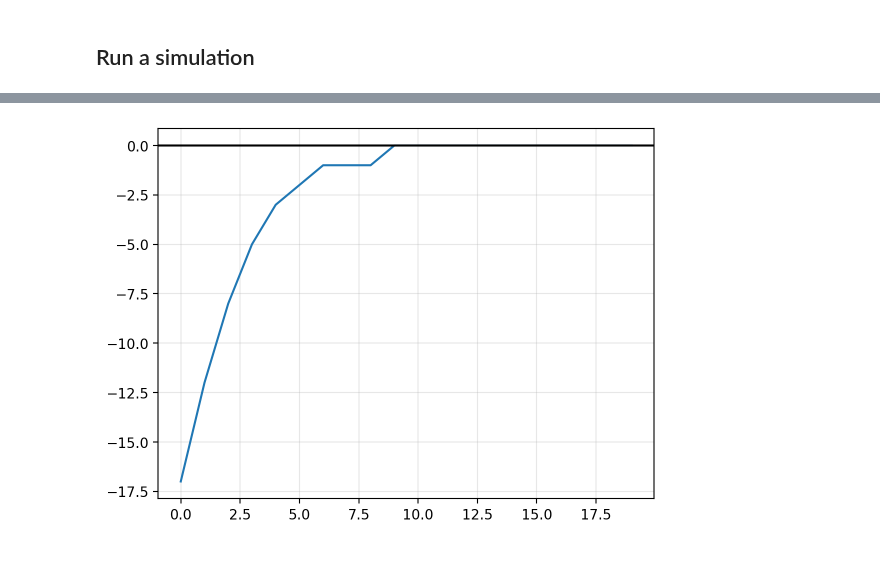
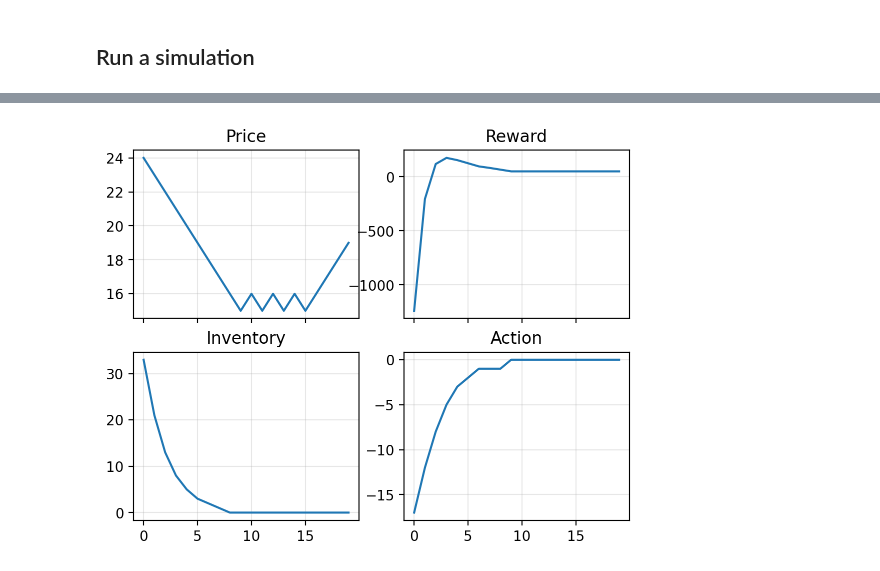
Before and after one commit to sapienzaio/online-ml-finance, a Jupyter notebook: price-impact.ipynb, the cells around one changed output, grey strips where cells are left out. Cells and saved outputs as stored; diff of their text form; code cells hidden in the pictures.

```diff
--- a/price-impact.ipynb
+++ b/price-impact.ipynb
@@ -220,7 +222,7 @@ $$
 # %%
 @njit
 def value_iteration_state(
-    price, inventory, cash, actions, value_function,
+    inventory, actions, value_function,
     price_impact, temporary_price_impact, inventory_aversion,
 ):
     """
@@ -231,7 +233,7 @@ def value_iteration_state(
 
     for action in actions:
         value = action_value_function(
-            price, inventory, cash, action, value_function,
+            inventory, action, value_function,
             price_impact, temporary_price_impact, inventory_aversion
         )
 
@@ -392,9 +360,11 @@ reward_hist = np.zeros(steps)
 inventory_hist = np.zeros(steps)
 cash_hist = np.zeros(steps)
 
+np.random.seed(314)
 for t in range(steps):
-    price_ix, inventory_ix, cash_ix = state_to_position(np.array(price), inventory, cash)
-    action = action_function[price_ix, inventory_ix, cash_ix]
+    price_ix, inventory_ix = state_to_position(np.array(price), inventory)
+    cash_ix = int(cash + MAX_CASH)
+    action = action_function[inventory_ix]
 
     cash = cash - action * (price + temporary_price_impact * action)
     price = price_step(price, action, sigma=1.0, delta=1.0, price_impact=price_impact)
@@ -430,6 +384,15 @@ plt.grid(alpha=0.3)
-# %%
-pd.Series(action_hist).plot()
-plt.axhline(y=0, c="black")
-plt.grid(alpha=0.3)
-# %% [output]
-[figure, removed]
+# %%
+fig, axs = plt.subplots(2, 2, sharex=True)
+axs = axs.ravel()
+
+axs[0].plot(price_hist)
+axs[1].plot(reward_hist)
+axs[2].plot(inventory_hist)
+axs[3].plot(action_hist)
+
+labels = ["Price", "Reward", "Inventory", "Action"]
+for ax, label in zip(axs, labels):
+    ax.grid(alpha=0.3)
+    ax.set_title(label)
+# %% [output]
+[figure, added]
```
Also changed, not shown: parts of 16 cells of this notebook.
